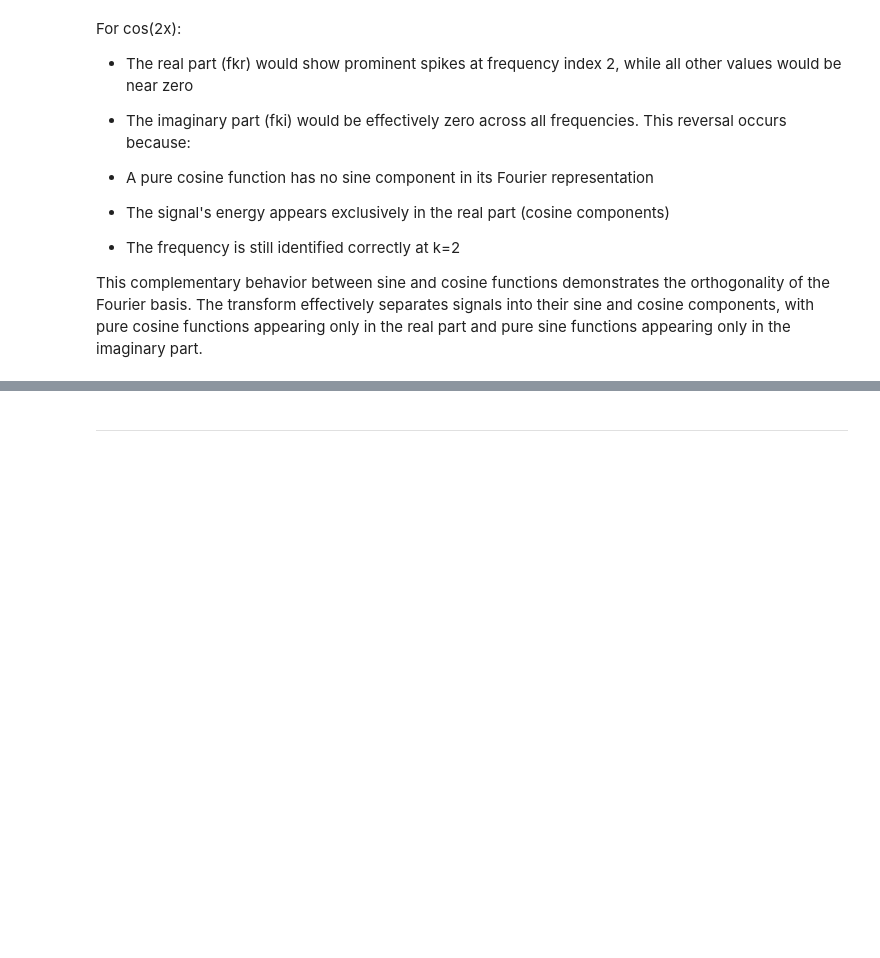
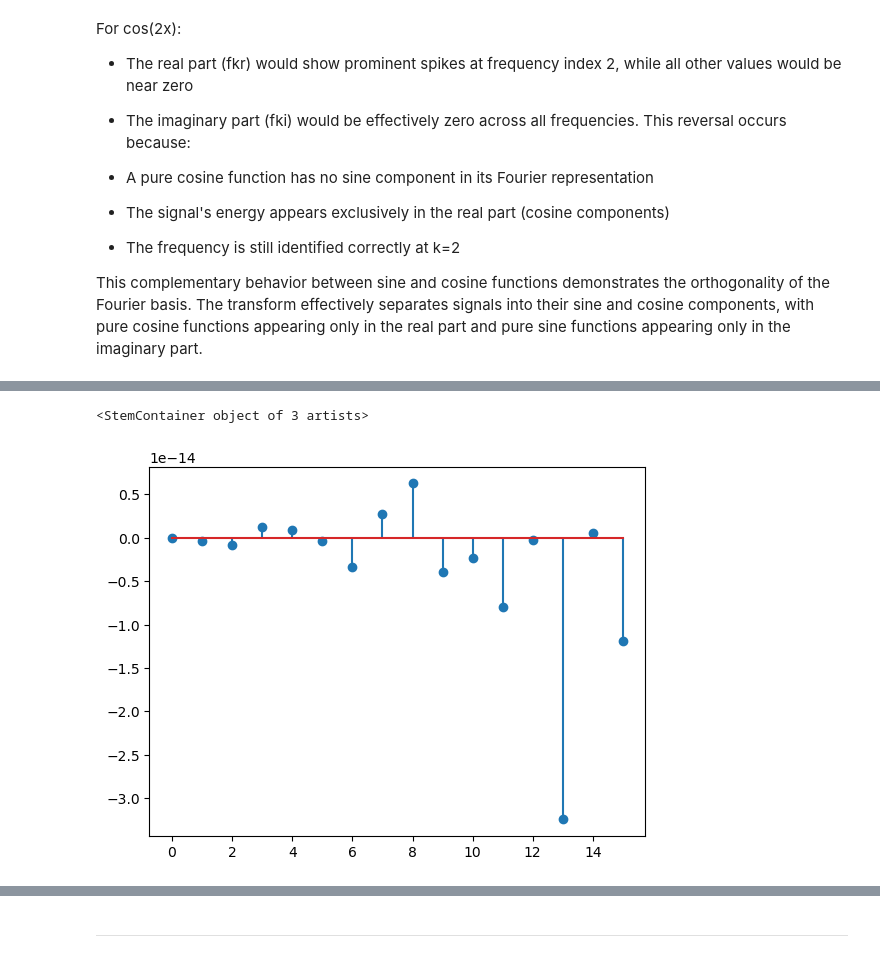
Before and after one commit to Shruti-Karandikar/fourier, a Jupyter notebook: DFTintro.ipynb, the cells around one changed output, grey strips where cells are left out. Saved outputs shown, nothing was run; the diff lists cells and outputs as text; code cells hidden in the pictures; blank space fills up the shorter version.

```diff
--- a/DFTintro.ipynb
+++ b/DFTintro.ipynb
@@ -71,0 +94,5 @@ This complementary behavior between sine and cosine functions demonstrates the o
+# %%
+plt.stem(fki)
+# %% [output]
+<StemContainer object of 3 artists>
+[figure, added]
```
Also changed, not shown: parts of 12 cells of this notebook.
